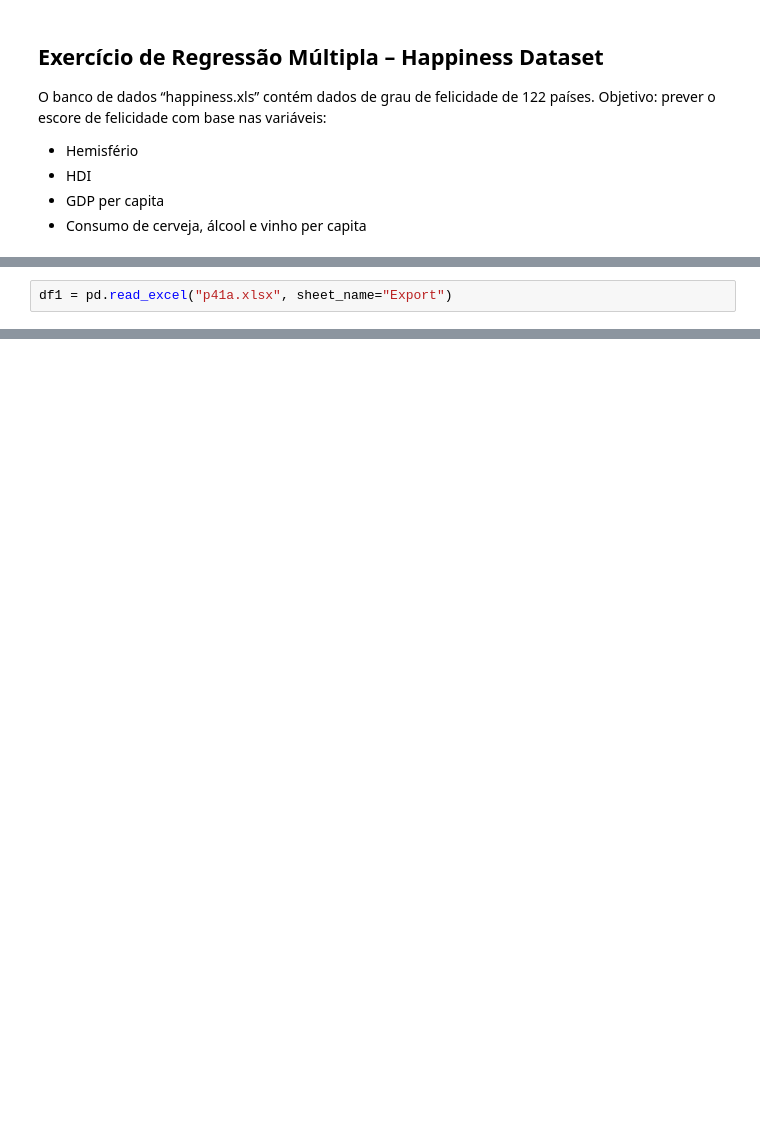
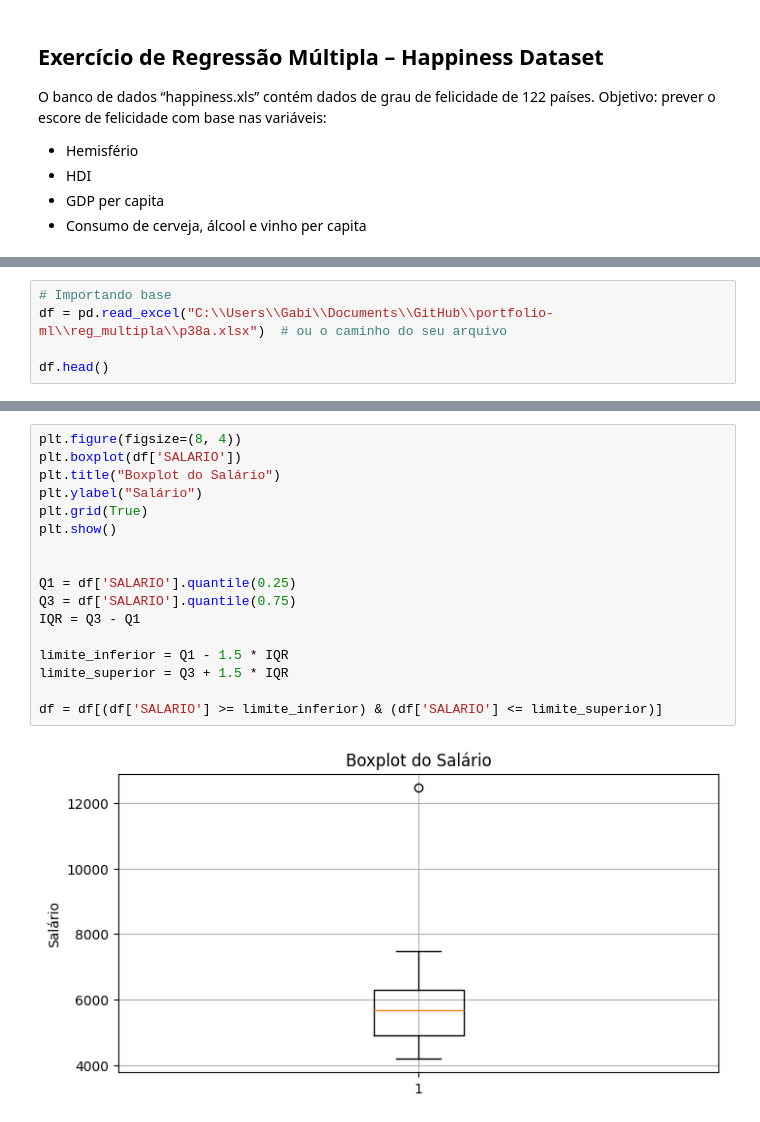
Before and after one commit to gabifgv/portfolio-ml, a Jupyter notebook: reg_multipla.ipynb, the cells around one changed output, grey strips where cells are left out. Saved outputs shown, nothing was run; the diff lists cells and outputs as text; blank space fills up the shorter version.

```diff
--- a/reg_multipla.ipynb
+++ b/reg_multipla.ipynb
@@ -19,3 +54,6 @@ import matplotlib.pyplot as plt
 # %%
-df1 = pd.read_excel("p41a.xlsx", sheet_name="Export")
+# Importando base
+df = pd.read_excel("C:\\Users\\Gabi\\Documents\\GitHub\\portfolio-ml\\reg_multipla\\p38a.xlsx")  # ou o caminho do seu arquivo
+
+df.head()
 # %% [output]
@@ -22,0 +66,19 @@ FileNotFoundError: [Errno 2] No such file or directory: 'p41a.xlsx'
+# %%
+plt.figure(figsize=(8, 4))
+plt.boxplot(df['SALARIO'])
+plt.title("Boxplot do Salário")
+plt.ylabel("Salário")
+plt.grid(True)
+plt.show()
+
+
+Q1 = df['SALARIO'].quantile(0.25)
+Q3 = df['SALARIO'].quantile(0.75)
+IQR = Q3 - Q1
+
+limite_inferior = Q1 - 1.5 * IQR
+limite_superior = Q3 + 1.5 * IQR
+
+df = df[(df['SALARIO'] >= limite_inferior) & (df['SALARIO'] <= limite_superior)]
+# %% [output]
+[figure, added]
```
Also changed, not shown: parts of 13 cells of this notebook, 1 other file.
